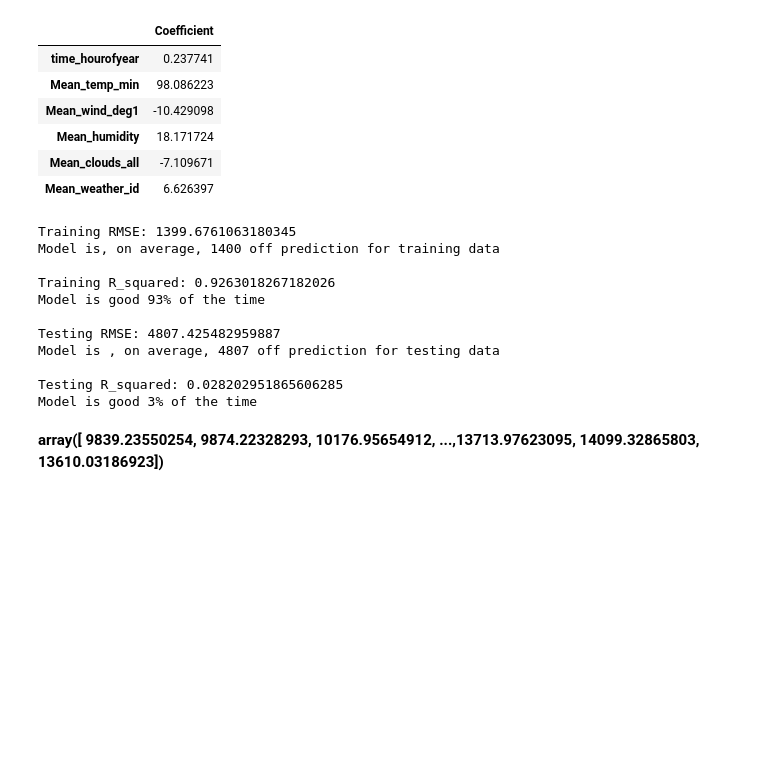
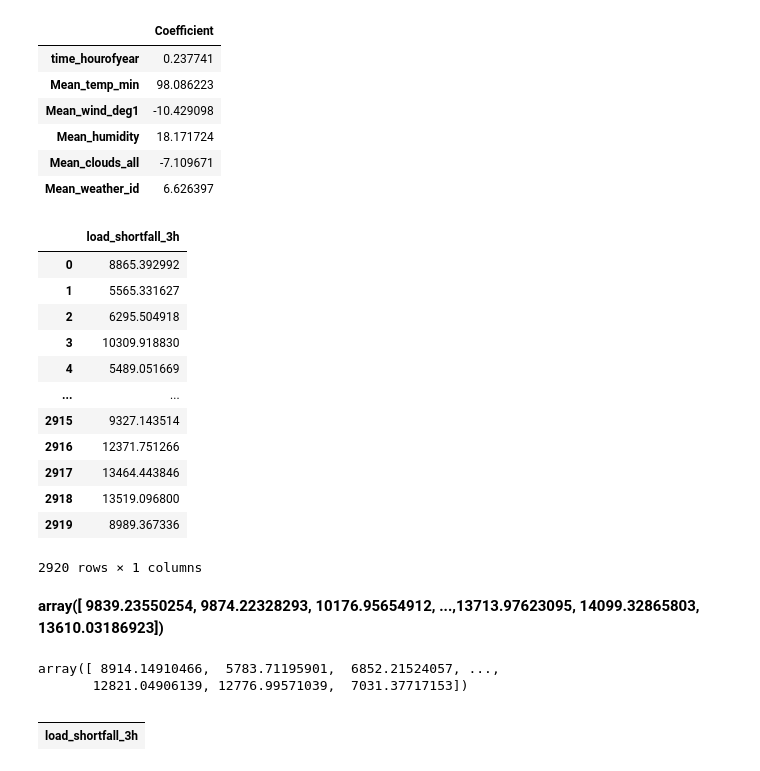
Before and after one commit to toarstn92/Spain_Electricity_Shortfall_Challenge_Team_ZF1, a Jupyter notebook: 1_EDA_and_Data_Engineering_and_Model_Creation/kaggle.ipynb, the cells around one changed output. Saved outputs shown, nothing was run; the diff lists cells and outputs as text; code cells hidden in the pictures; blank space fills up the shorter version.

```diff
--- a/1_EDA_and_Data_Engineering_and_Model_Creation/kaggle.ipynb
+++ b/1_EDA_and_Data_Engineering_and_Model_Creation/kaggle.ipynb
@@ -267,22 +268,27 @@ def ridge_train(x, y):
     ridge = Ridge()
     ridge.fit(X_train, y_train)
     b0 = float(ridge.intercept_)
-    coeff = pd.DataFrame(ridge.coef_, x_select.columns, columns=['Coefficient'])
+    coeff = pd.DataFrame(ridge.coef_, x.columns, columns=['Coefficient'])
 
     print("Intercept:", float(b0))
     return coeff
 # %%
 # Fit a basic linear model
-def model_accuracy(x, y, choice=LinearRegression()):
+def model_accuracy_unseen_pred(x, y, df_unseen, choice=LinearRegression()):
     X_train, X_test, y_train, y_test = train_test_split(x,
                                                         y["load_shortfall_3h"],
                                                         test_size=0.2,
                                                         shuffle=False)
     model_object = choice
     model_object.fit(X_train, y_train)
+
     train_pred = model_object.predict(X_train)
     test_pred = model_object.predict(X_test)
 
+    # print("Intercept:\t", float(model_object.intercept_))
+    # print(pd.DataFrame(model_object.coef_, x.columns, columns=['Coefficient']))
+
+    print('', end="\n")
     print('Training RMSE:', np.sqrt(metrics.mean_squared_error(y_train, train_pred)))
     print('Model is, on average,', round(np.sqrt(metrics.mean_squared_error(y_train, train_pred))),'off prediction for training data')
 
@@ -297,6 +303,10 @@ def model_accuracy(x, y, choice=LinearRegression()):
     print('', end="\n")
     print('Testing R_squared:', r2_score(y_test, test_pred))
     print('Model is good', "{:.0%}".format(r2_score(y_test, test_pred)), 'of the time')
+    print('', end="\n")
+
+    unseen_predictions = model_object.predict(df_unseen)
+    return unseen_predictions
 # %%
 # Predict Unseen
 def predict_unseen(x, y, df_unseen, choice=LinearRegression()):
@@ -363,19 +377,21 @@ Intercept: -23143.27963783583
 | Mean_clouds_all | -7.109671 |
 | Mean_weather_id | 6.626397 |
 # %%
-model_accuracy(x_seen, y_0, choice=RandomForestRegressor())
+model_accuracy_unseen_pred(x_seen, y_0, x_unseen, choice=RandomForestRegressor(n_estimators=100, max_depth=5, random_state=137))
 # %% [output]
+|  | load_shortfall_3h |
+| 0 | 8865.392992 |
+| 1 | 5565.331627 |
+| 2 | 6295.504918 |
+| 3 | 10309.918830 |
+| 4 | 5489.051669 |
+| ... | ... |
+| 2915 | 9327.143514 |
+| 2916 | 12371.751266 |
+| 2917 | 13464.443846 |
+| 2918 | 13519.096800 |
+| 2919 | 8989.367336 |
-Training RMSE: 1399.6761063180345
-Model is, on average, 1400 off prediction for training data
-
-Training R_squared: 0.9263018267182026
-Model is good 93% of the time
-
-Testing RMSE: 4807.425482959887
-Model is , on average, 4807 off prediction for testing data
-
-Testing R_squared: 0.028202951865606285
-Model is good 3% of the time
+2920 rows × 1 columns
 # %%
 # Get predictions of unseen data
 
@@ -394,7 +410,19 @@ Model is good 3% of the time
 # series_R
 # series_Lasso
 # series_RF
-# series_RFpar
+series_RFpar
+# %% [output]
+array([ 8914.14910466,  5783.71195901,  6852.21524057, ...,
+       12821.04906139, 12776.99571039,  7031.37717153])
+# %%
+# Check for negative values
+
+check = series_RFpar
+y_check =  pd.Series(check).to_frame().rename(columns = {0:'load_shortfall_3h'})
+y_check[(y_check[y_check.columns] < 0).any(axis=1)].T
+# %% [output]
+|  |
+| load_shortfall_3h |
 # %%
 # Save in submission format
 
```
Also changed, not shown: parts of 3 cells of this notebook.
